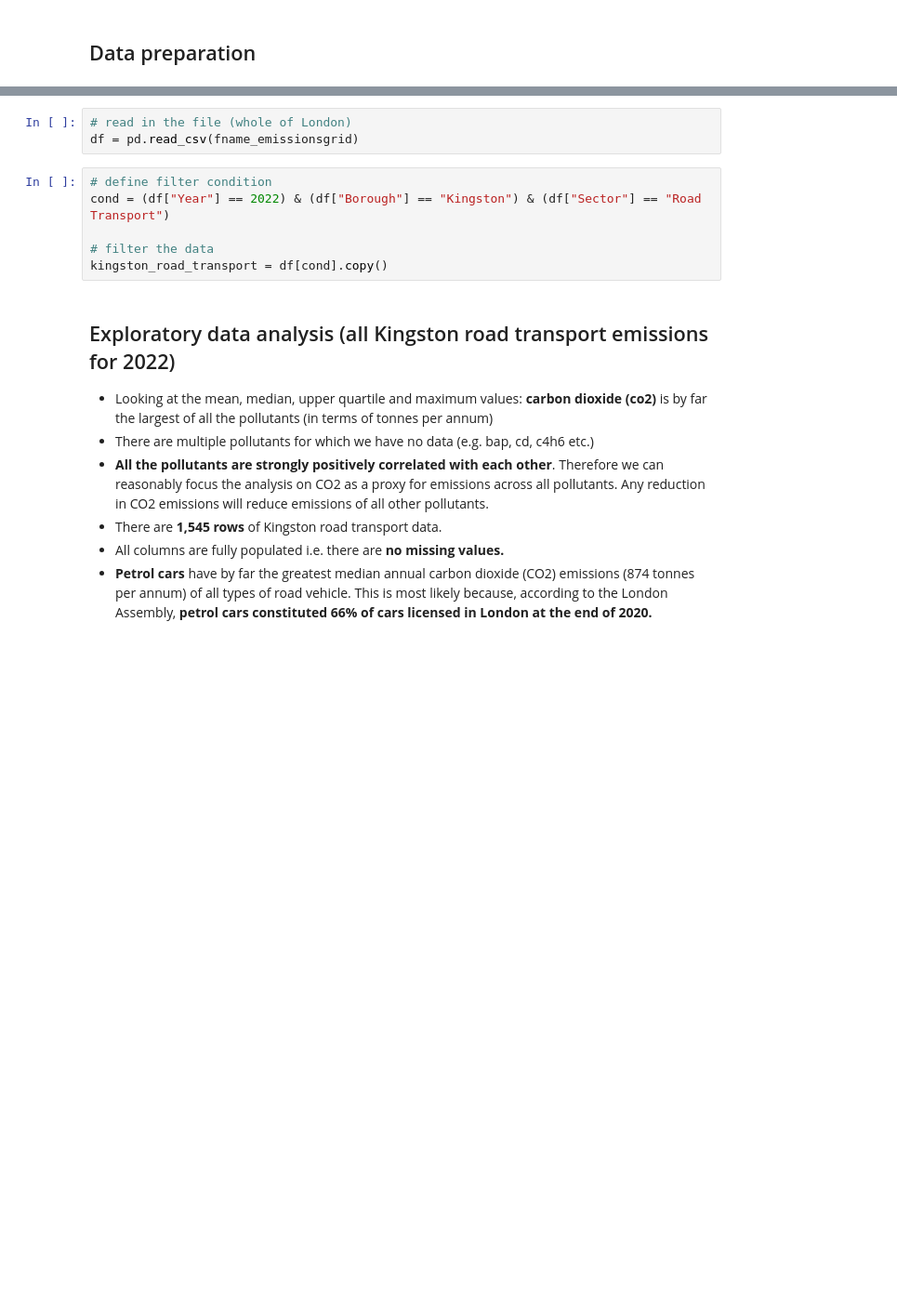
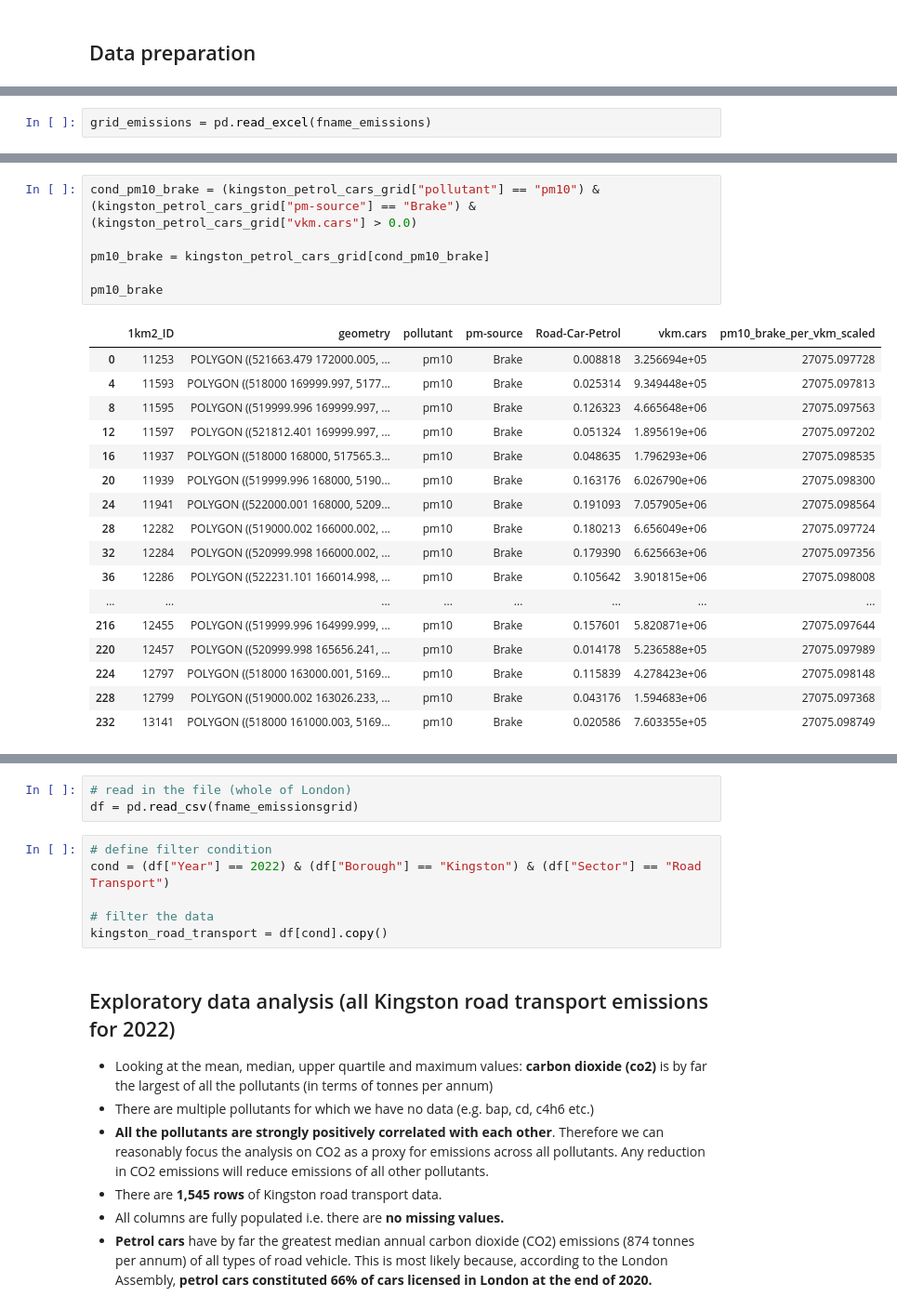
Before and after one commit to andrewsivanesan/London-air-quality, a Jupyter notebook: LondonAirQualityAnalysis.ipynb, the cells around one changed output, grey strips where cells are left out. Shown at 93% size. Saved outputs shown, nothing was run; the diff lists cells and outputs as text; blank space fills up the shorter version.

```diff
--- a/LondonAirQualityAnalysis.ipynb
+++ b/LondonAirQualityAnalysis.ipynb
@@ -51,0 +76,2 @@ fname_roadflows = "LAEI2022-minor-roads-flows-and-speeds.xlsx"
+# %%
+grid_emissions = pd.read_excel(fname_emissions)
@@ -51,0 +108,24 @@ fname_roadflows = "LAEI2022-minor-roads-flows-and-speeds.xlsx"
+# %%
+cond_pm10_brake = (kingston_petrol_cars_grid["pollutant"] == "pm10") & (kingston_petrol_cars_grid["pm-source"] == "Brake") & (kingston_petrol_cars_grid["vkm.cars"] > 0.0)
+
+pm10_brake = kingston_petrol_cars_grid[cond_pm10_brake]
+
+pm10_brake
+# %% [output]
+|  | 1km2_ID | geometry | pollutant | pm-source | Road-Car-Petrol | vkm.cars | pm10_brake_per_vkm_scaled |
+| 0 | 11253 | POLYGON ((521663.479 172000.005, ... | pm10 | Brake | 0.008818 | 3.256694e+05 | 27075.097728 |
+| 4 | 11593 | POLYGON ((518000 169999.997, 5177... | pm10 | Brake | 0.025314 | 9.349448e+05 | 27075.097813 |
+| 8 | 11595 | POLYGON ((519999.996 169999.997, ... | pm10 | Brake | 0.126323 | 4.665648e+06 | 27075.097563 |
+| 12 | 11597 | POLYGON ((521812.401 169999.997, ... | pm10 | Brake | 0.051324 | 1.895619e+06 | 27075.097202 |
+| 16 | 11937 | POLYGON ((518000 168000, 517565.3... | pm10 | Brake | 0.048635 | 1.796293e+06 | 27075.098535 |
+| 20 | 11939 | POLYGON ((519999.996 168000, 5190... | pm10 | Brake | 0.163176 | 6.026790e+06 | 27075.098300 |
+| 24 | 11941 | POLYGON ((522000.001 168000, 5209... | pm10 | Brake | 0.191093 | 7.057905e+06 | 27075.098564 |
+| 28 | 12282 | POLYGON ((519000.002 166000.002, ... | pm10 | Brake | 0.180213 | 6.656049e+06 | 27075.097724 |
+| 32 | 12284 | POLYGON ((520999.998 166000.002, ... | pm10 | Brake | 0.179390 | 6.625663e+06 | 27075.097356 |
+| 36 | 12286 | POLYGON ((522231.101 166014.998, ... | pm10 | Brake | 0.105642 | 3.901815e+06 | 27075.098008 |
+| ... | ... | ... | ... | ... | ... | ... | ... |
+| 216 | 12455 | POLYGON ((519999.996 164999.999, ... | pm10 | Brake | 0.157601 | 5.820871e+06 | 27075.097644 |
+| 220 | 12457 | POLYGON ((520999.998 165656.241, ... | pm10 | Brake | 0.014178 | 5.236588e+05 | 27075.097989 |
+| 224 | 12797 | POLYGON ((518000 163000.001, 5169... | pm10 | Brake | 0.115839 | 4.278423e+06 | 27075.098148 |
+| 228 | 12799 | POLYGON ((519000.002 163026.233, ... | pm10 | Brake | 0.043176 | 1.594683e+06 | 27075.097368 |
+| 232 | 13141 | POLYGON ((518000 161000.003, 5169... | pm10 | Brake | 0.020586 | 7.603355e+05 | 27075.098749 |
```
Also changed, not shown: parts of 16 cells of this notebook.
